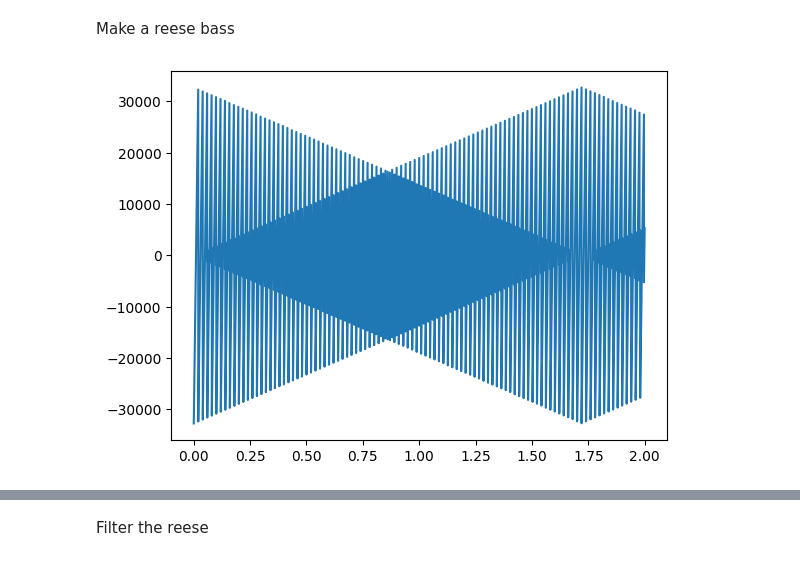
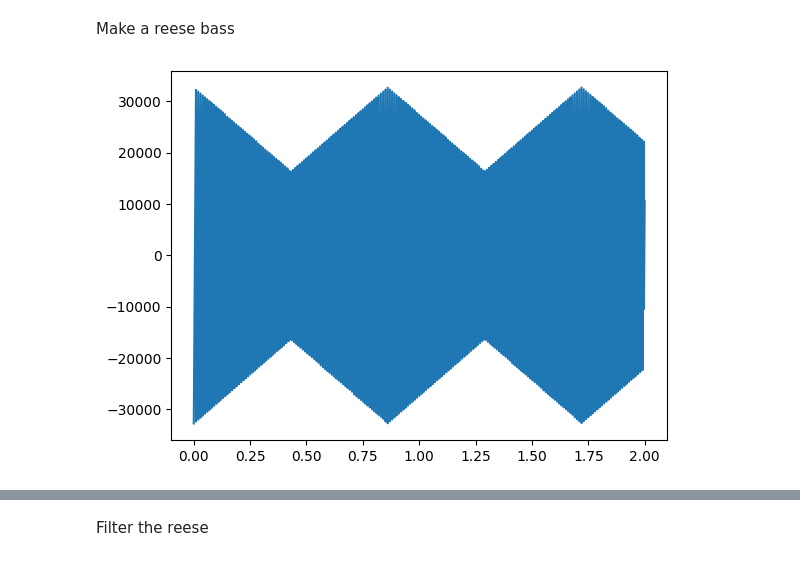
Before and after one commit to geekrope/dft, a Jupyter notebook: dft.ipynb, the cells around one changed output, grey strips where cells are left out. Drawn from its saved outputs; the diff is of its cells as text; code cells hidden in the pictures.

```diff
--- a/dft.ipynb
+++ b/dft.ipynb
@@ -408,28 +410,28 @@ Make a reese bass
 # %%
 duration = 2
 
 
 def saw(x, freq):
     return np.mod(x, 1 / freq) * 2 * freq - 1
 
 
 x = np.linspace(0, duration, sample_rate * duration)
-freq = 50
+freq = 100
 fine = 20
 
 base = saw(x, freq)
 overtone = saw(x, freq * 2**(fine / 1200))
 
 reese = base + overtone
 reese /= np.max(np.abs(reese))
 reese *= wav_range
 
 plt.plot(time_range(len(reese), sample_rate), reese)
 plt.show()
 
 save_audio(reese, sample_rate, out_path, "saw_unfiltered.wav")
 # %% [output]
-[figure, old version]
+[figure, new version]
 [interactive output not drawn]
 # %% [markdown]
 Filter the reese
```
Also changed, not shown: parts of 10 cells of this notebook, 6 other files.
